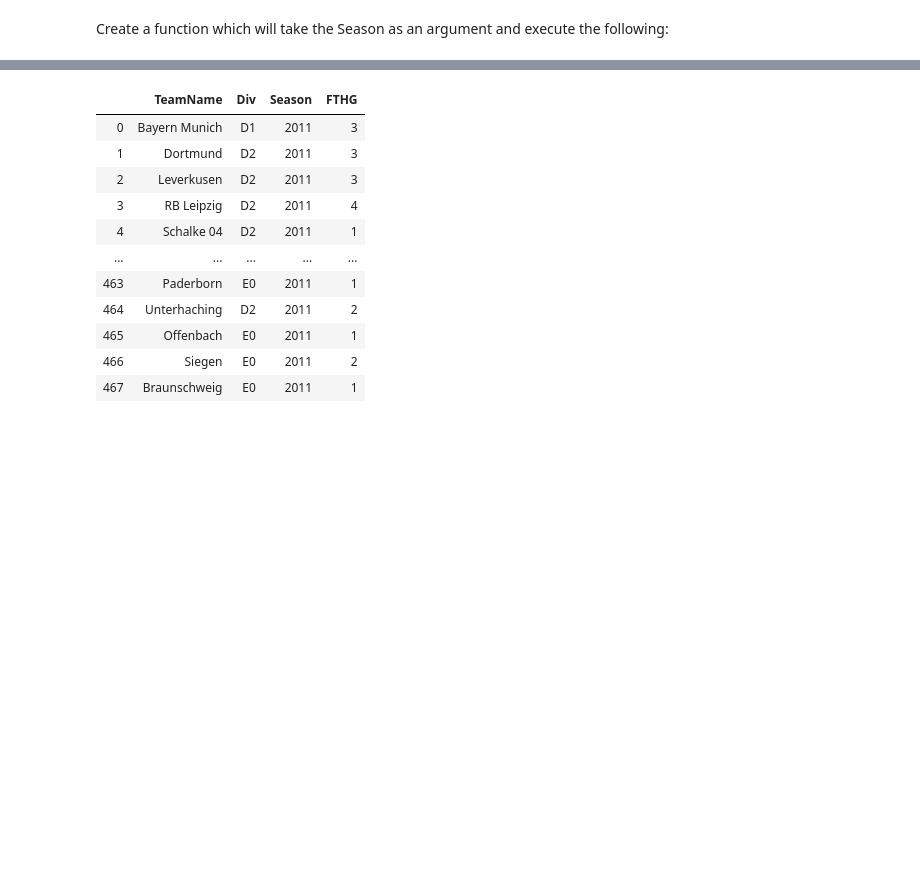
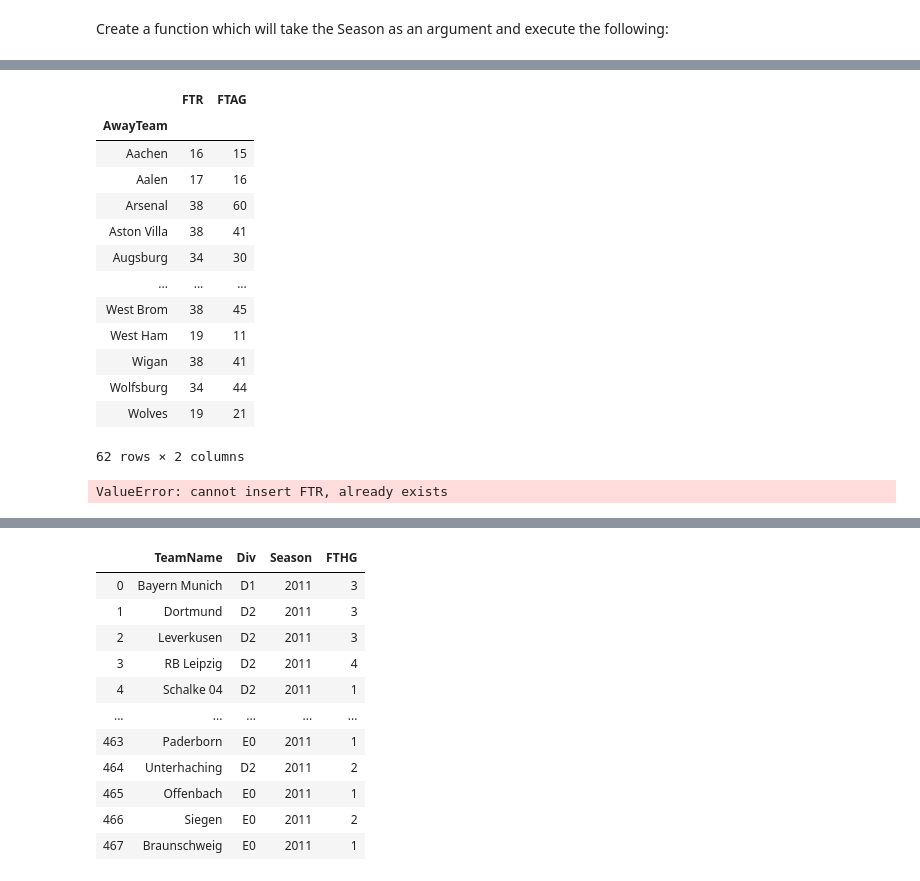
Before and after one commit to hmdev649/darksky-lab-seattle-ds, a Jupyter notebook: darksky.ipynb, the cells around one changed output, grey strips where cells are left out. Saved outputs shown, nothing was run; the diff lists cells and outputs as text; code cells hidden in the pictures; blank space fills up the shorter version.

```diff
--- a/darksky.ipynb
+++ b/darksky.ipynb
@@ -61,0 +94,70 @@ cur.execute("""
+# %%
+# # count wins at home by team
+# df_Home = df_M[df_M['FTR'] == 'H']
+# cnt_home = Counter()
+# for t in df_UT['TeamName']:
+#     for i in df_Home['HomeTeam']:
+#         if t == i:
+#             cnt_home[t]+=1
+# print(cnt_home)
+
+
+# # count wins at away by team
+# df_away = df_M[df_M['FTR'] == 'A']
+# cnt_away = Counter()
+# for t in df_UT['TeamName']:
+#     for i in df_away['AwayTeam']:
+#         if t == i:
+#             cnt_away[t]+=1
+# print(cnt_away)
+
+
+# cnt_goals = Counter()
+# for t in df_UT['TeamName']:
+#     for i in df_M['HomeTeam']
+
+# for i in cnt:
+#     if
+
+# df_M[df_M['FTR'] == 'H'
+
+
+# print(df_M.head())
+
+# for i in df_M['Match_ID']:
+#     if df_M['HomeTeam'][i] = df_TM['TM'][i]:
+
+df_h = df_M.groupby(['HomeTeam', 'FTR']).agg({'FTR':'count', 'FTHG':'sum'})
+# print(df_h.info())
+df_a = df_M.groupby(['AwayTeam']).agg({'FTR':'count', 'FTAG':'sum'})
+# df_a['HomeTeam'] = df_a['AwayTeam']
+# print(df_a.info())
+df_a
+# df_a['AwayTeam', 'FTR']
+# df.set_index('key').join(other.set_index('key'))
+
+# df_h.set_index(['HomeTeam', 'FTR']).join(df_a.set_index(['HomeTeam', 'FTR']))
+# df_h.head()
+# print(df_h['FTHG'] + df_a['FTAG'])
+
+# with pd.option_context('display.max_rows', 999):
+#     print (df_h)
+# %% [output]
+|  | FTR | FTAG |
+| AwayTeam |  |  |
+| Aachen | 16 | 15 |
+| Aalen | 17 | 16 |
+| Arsenal | 38 | 60 |
+| Aston Villa | 38 | 41 |
+| Augsburg | 34 | 30 |
+| ... | ... | ... |
+| West Brom | 38 | 45 |
+| West Ham | 19 | 11 |
+| Wigan | 38 | 41 |
+| Wolfsburg | 34 | 44 |
+| Wolves | 19 | 21 |
+62 rows × 2 columns
+# %%
+df_a.reset_index()
+# %% [output]
+ValueError: cannot insert FTR, already exists
```
Also changed, not shown: parts of 7 cells of this notebook.
